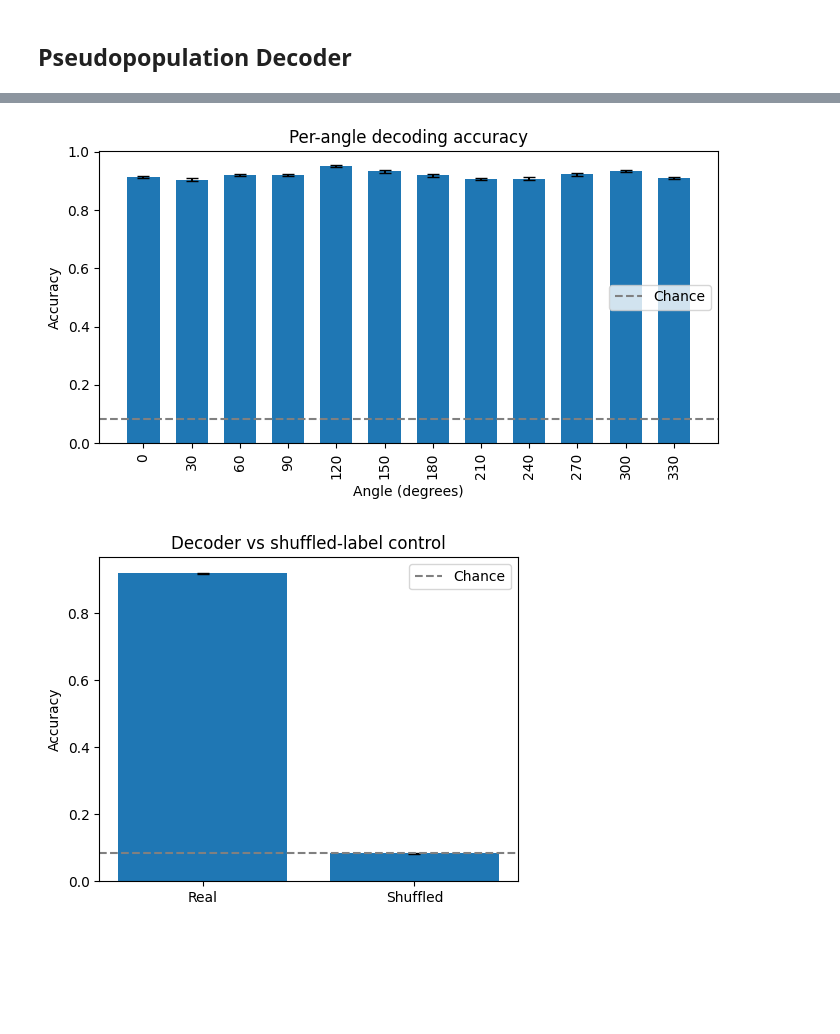
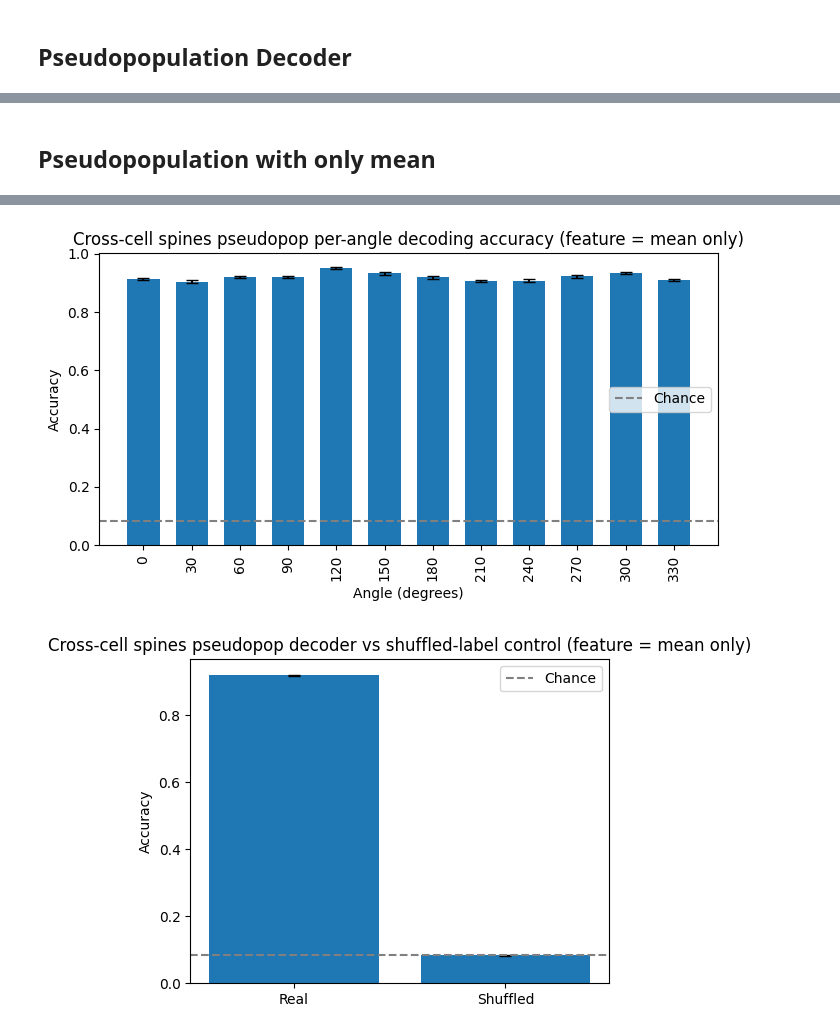
Before and after one commit to bigbrainmay/ECE594N, a Jupyter notebook: logistic_regression_multiple_neurons.ipynb, the cells around one changed output, grey strips where cells are left out. Cells and saved outputs as stored; diff of their text form; code cells hidden in the pictures; blank space fills up the shorter version.

```diff
--- a/logistic_regression_multiple_neurons.ipynb
+++ b/logistic_regression_multiple_neurons.ipynb
@@ -645,0 +842,28 @@ time_results = sliding_window_decode(
+# %%
+def build_pseudopop_tensor(feature_values, spines, sp_to_rows, n_draws=100, rng_seed=0):
+    rng = np.random.default_rng(rng_seed)
+
+    n_stim = feature_values.shape[1]
+    n_features = feature_values.shape[2]
+
+    X_draws = np.zeros((n_draws, n_stim, len(spines) * n_features), dtype=np.float64)
+
+    for d in range(n_draws):
+        X_draws[d] = make_pseudopop_draw(feature_values, spines, sp_to_rows, rng)
+
+    return X_draws
+# %%
+def make_repeated_draw_splits(n_draws, n_splits=25, test_size=0.2, seed_start=0):
+
+    draw_ids = np.arange(n_draws)
+    splits = []
+
+    for i in range(n_splits):
+        train_draws, test_draws = train_test_split(
+            draw_ids,
+            test_size=test_size,
+            random_state=seed_start + i,
+        )
+        splits.append((train_draws, test_draws))
+
+    return splits
@@ -646,3 +1481,5 @@ time_results = sliding_window_decode(
+# %% [markdown]
+## Pseudopopulation with only mean
 # %%
 def make_resp_matrix(
     stim_aligned,
@@ -861,7 +1698,7 @@ def pseudopop_mean_window_decode(
         plt.xlabel("Predicted angle")
         plt.ylabel("True angle")
         plt.title(
-            f"Pseudopop mean-window decoder\n"
+            f"Cross-cell spines pseudopop mean-window decoder (feature = mean only)\n"
             f"acc={mean_acc:.3f} ± {sem_acc:.3f}, "
             f"bal acc={mean_bacc:.3f} ± {sem_bacc:.3f}"
         )
@@ -882,7 +1719,7 @@ def pseudopop_mean_window_decode(
         plt.xticks(unique_angles, rotation=90)
         plt.xlabel("Angle (degrees)")
         plt.ylabel("Accuracy")
-        plt.title("Per-angle decoding accuracy")
+        plt.title("Cross-cell spines pseudopop per-angle decoding accuracy (feature = mean only)")
         plt.legend()
         plt.tight_layout()
         plt.show()
@@ -897,7 +1734,7 @@ def pseudopop_mean_window_decode(
             )
             plt.axhline(1 / len(unique_angles), linestyle="--", color="gray", label="Chance")
             plt.ylabel("Accuracy")
-            plt.title("Decoder vs shuffled-label control")
+            plt.title("Cross-cell spines pseudopop decoder vs shuffled-label control (feature = mean only)")
             plt.legend()
             plt.tight_layout()
             plt.show()
@@ -991,7 +1828,7 @@ def pseudopop_osi_removal(
         plt.axhline(1 / len(unique_angles), linestyle="--", color="gray", label="Chance")
         plt.xlabel("% highest-OSI spines removed")
         plt.ylabel("Decoding performance")
-        plt.title("Pseudopop decoding vs removing most selective spines")
+        plt.title("Cross-cell spines pseudopop decoding vs removing most selective spines (feature = mean only)")
         plt.legend()
         plt.tight_layout()
         plt.show()
@@ -1092,7 +1929,7 @@ def pseudopop_sliding_window(
         plt.axhline(1 / len(unique_angles), linestyle="--", color="gray", label="Chance")
         plt.xlabel("Window center (frames)")
         plt.ylabel("Decoding performance")
-        plt.title("Sliding-window pseudopop decoding")
+        plt.title("Cross-cell spines sliding-window pseudopop decoding (feature = mean only)")
         plt.legend()
         plt.tight_layout()
         plt.show()
@@ -1107,7 +1944,7 @@ def pseudopop_sliding_window(
         "sem_bacc": sem_bacc,
     }
 # %%
-pseudopop_main_results = pseudopop_mean_window_decode(
+pseudopop_mean_results = pseudopop_mean_window_decode(
     stim_aligned=stim_aligned,
     iti_aligned=iti_aligned,
     stim_win=slice(0, 120),
@@ -1124,5 +1961,5 @@ pseudopop_main_results = pseudopop_mean_window_decode(
-[figure, old version]
+[figure, new version]
-[figure, old version]
+[figure, new version]
 # %%
 resp, all_angles, unique_angles, osi = compute_OSI(stim_data, iti_data, stim_angles)
 
```
Also changed, not shown: parts of 26 cells of this notebook, 1 other file.
